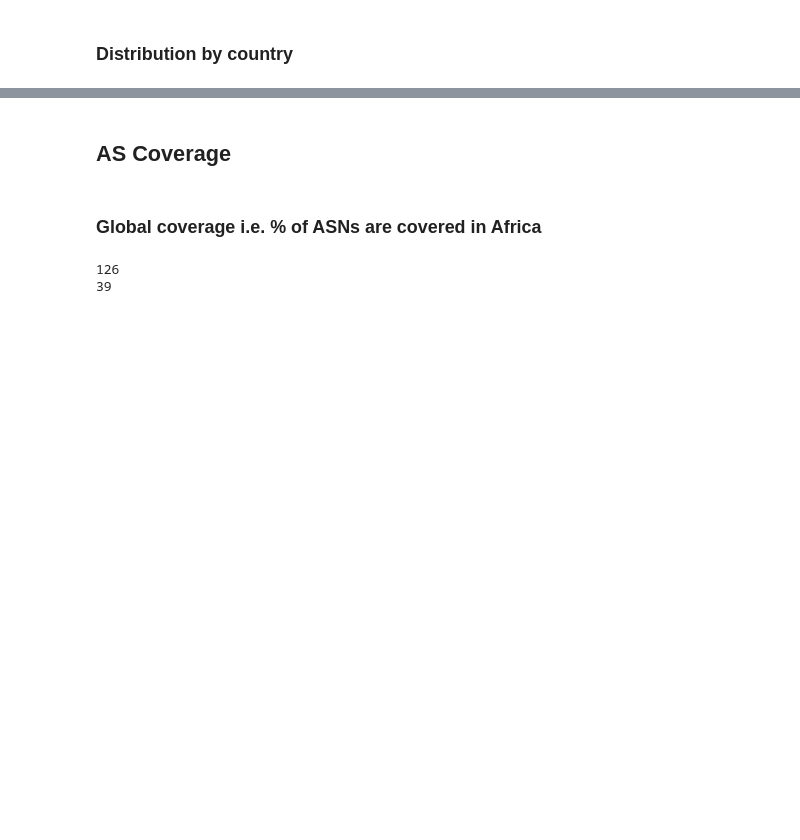
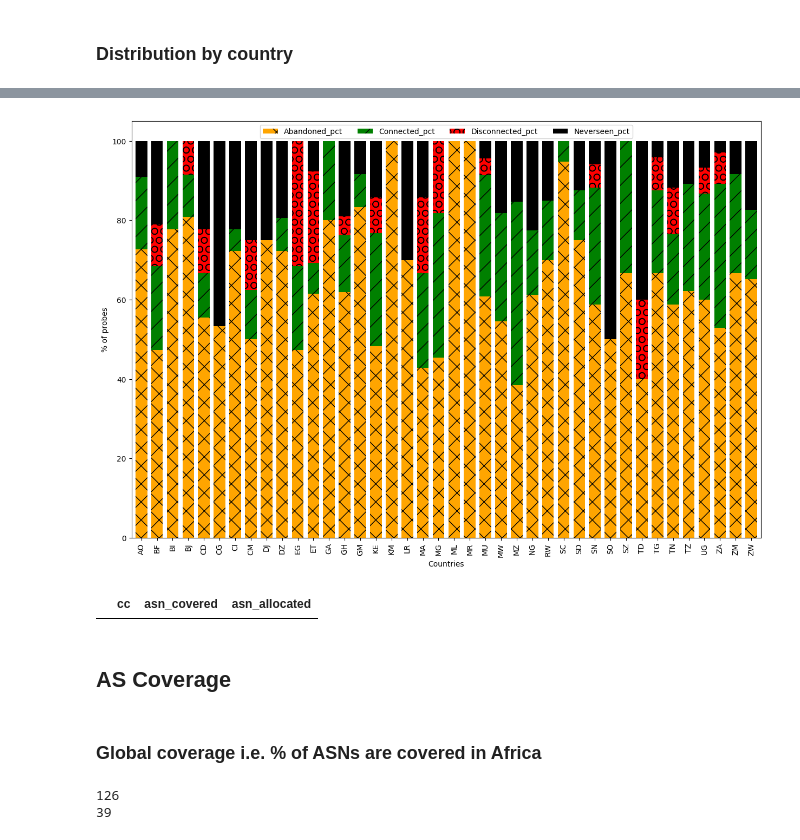
Before and after one commit to AFRINIC-Labs/Africa_Internet_Measurement_Survey, a Jupyter notebook: platforms-africa.ipynb, the cells around one changed output, grey strips where cells are left out. Saved outputs shown, nothing was run; the diff lists cells and outputs as text; code cells hidden in the pictures; blank space fills up the shorter version.

```diff
--- a/platforms-africa.ipynb
+++ b/platforms-africa.ipynb
@@ -333,3 +349,32 @@ plt.show()
+# %%
+ax = df.plot.bar(x='cc', y=['Abandoned_pct','Connected_pct','Disconnected_pct','Neverseen_pct'], stacked=True, figsize=(15,10), color=('orange', 'green', 'red', 'black'), width=0.75)
+plt.ylabel('% of probes')
+plt.xlabel('Countries')
+
+bars = ax.patches
+hatches = ''.join(h*len(df) for h in 'x/O.')
+
+for bar, hatch in zip(bars, hatches):
+    bar.set_hatch(hatch)
+
+ax.legend(loc='upper center', ncol=4)
+
+plt.savefig("data/plots/probes_distribution_by_status_by_cc_percentage.pdf", bbox="tight")
+plt.show()
+# %% [output]
+[figure, added]
+# %%
+df1 = pd.DataFrame(columns=['cc','asn_covered','asn_allocated'])
+
+for cc in df_probes_asn.iloc[:,[20]].drop_duplicates().dropna().cc.values:
+    try:
+        df1.append({'cc':cc, 'asn_covered': getCountASN(cc, df_probes_asn), 'asn_allocated':getTotalAllocated(cc, df_allocated_afrinic)}, ignore_index=True)
+    except KeyError as e:
+        pass
+
+df1
+# %% [output]
+|  | cc | asn_covered | asn_allocated |
 # %% [markdown]
 ## AS Coverage
 # %%
```
Also changed, not shown: parts of 18 cells of this notebook, 4 other files.
